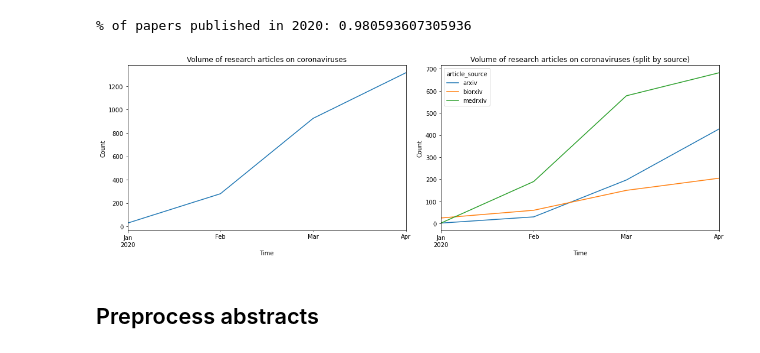
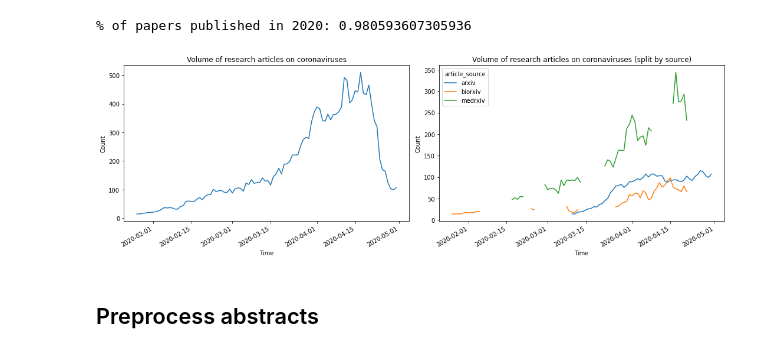
Before and after one commit to nestauk/covid-19_research, a Jupyter notebook: notebooks/dev/001-AI-activity-in-arxiv-biorxiv-medrxiv.ipynb, the cells around one changed output. Saved outputs shown, nothing was run; the diff lists cells and outputs as text; code cells hidden in the pictures.

```diff
--- a/notebooks/dev/001-AI-activity-in-arxiv-biorxiv-medrxiv.ipynb
+++ b/notebooks/dev/001-AI-activity-in-arxiv-biorxiv-medrxiv.ipynb
@@ -98,30 +133,30 @@ print(f'% of papers published in 2020: {covid_df[covid_df.year==2020].shape[0] /
 # %%
 f, (ax1, ax2) = plt.subplots(ncols=2, figsize=(15,5))
 
 # Today's year and month
 today = datetime.today()
 datem = datetime(today.year, today.month, 1)
 datem = pd.to_datetime(datem).to_period('M')
 
 # ax1
-m = covid_df[(covid_df.year == 2020) & (covid_df.month_year < datem)].groupby("month_year")['id'].count()
+m = covid_df[(covid_df.year == 2020) & (covid_df.month_year < datem)].groupby("created")['id'].count().rolling(7).sum()
 m.plot(ax=ax1)
 ax1.set_xlabel('Time')
 ax1.set_title('Volume of research articles on coronaviruses')
 ax1.set_ylabel('Count')
 
 
 # ax2
-m = covid_df[(covid_df.year == 2020) & (covid_df.month_year < datem)].groupby(["article_source", "month_year"])['id'].count().unstack('article_source')
+m = covid_df[(covid_df.year == 2020) & (covid_df.month_year < datem)].groupby(["article_source", "created"])['id'].count().unstack('article_source').rolling(7).sum()
 m.plot(ax=ax2)
 ax2.set_xlabel('Time')
 ax2.set_title('Volume of research articles on coronaviruses (split by source)')
 ax2.set_ylabel('Count')
 
 f.tight_layout()
 plt.show()
 # %% [output]
-[figure, old version]
+[figure, new version]
 # %% [markdown]
 ## Preprocess abstracts
 # %%
```
Also changed, not shown: parts of 16 cells of this notebook, 1 other file.
